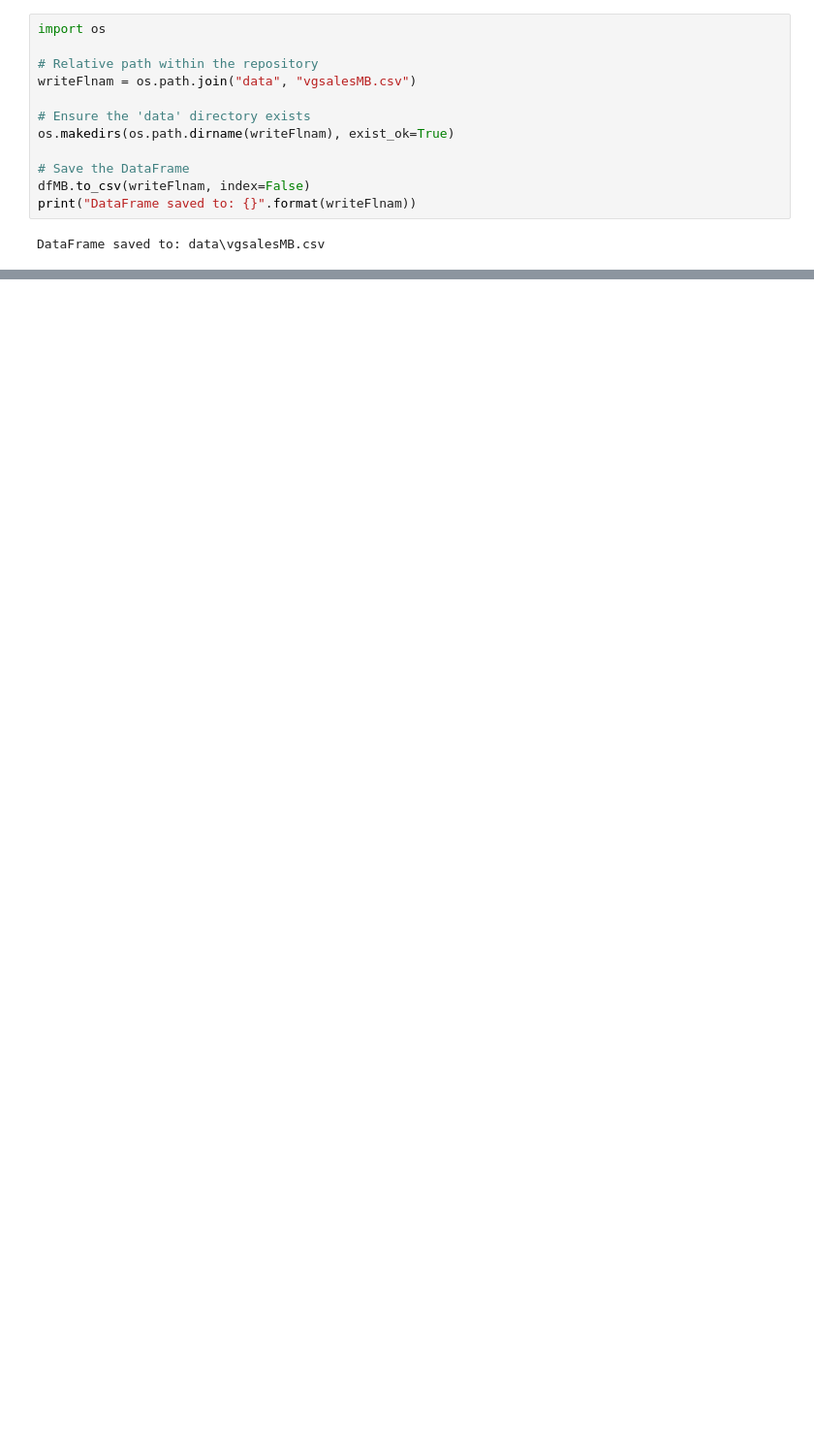
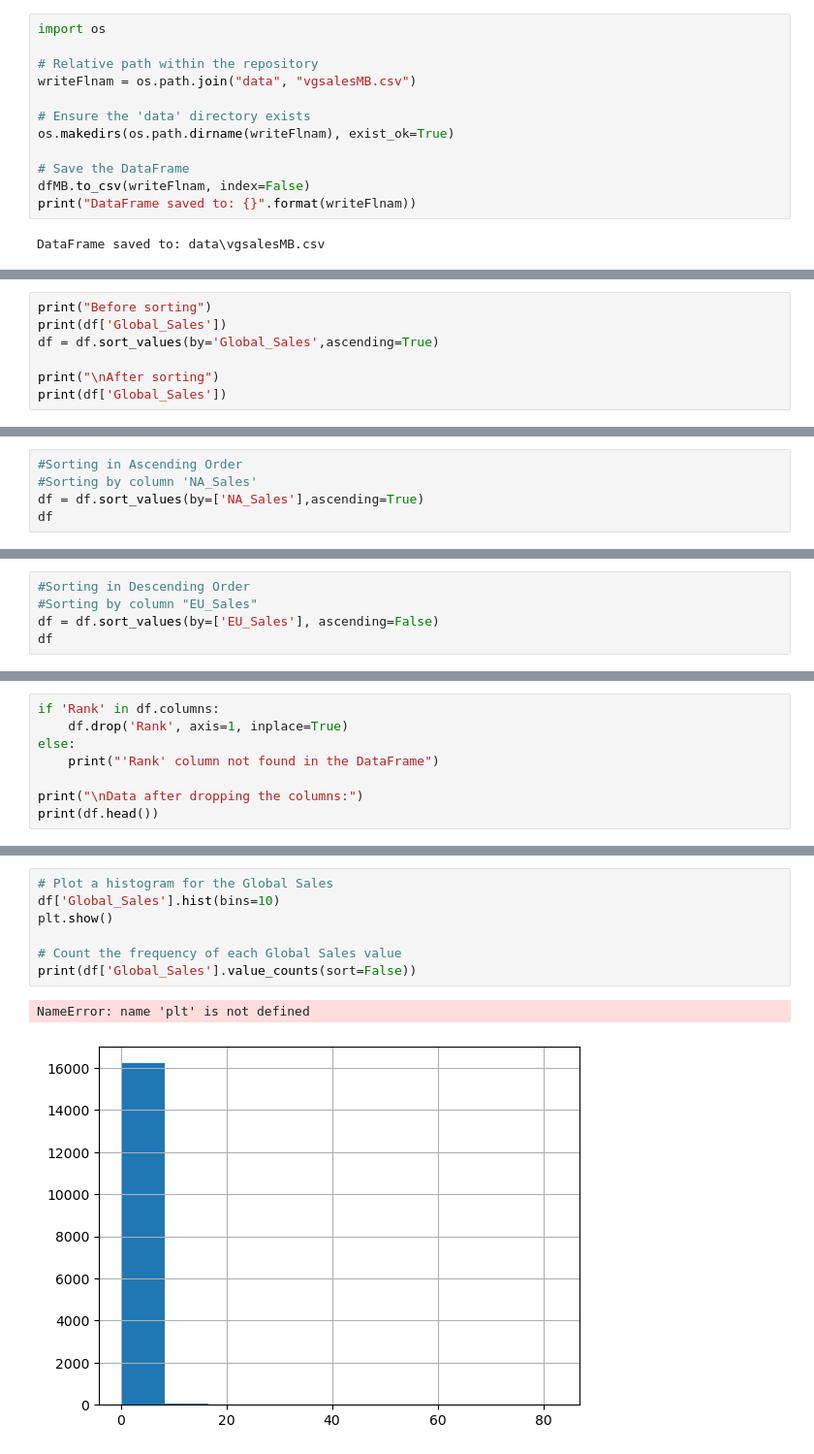
Before and after one commit to itspennyh/CSC177, a Jupyter notebook: dataPreProsUn226.ipynb, the cells around one changed output, grey strips where cells are left out. Shown: that part at 97% size. Drawn from its saved outputs; the diff is of its cells as text; blank space fills up the shorter version.

```diff
--- a/dataPreProsUn226.ipynb
+++ b/dataPreProsUn226.ipynb
@@ -253,0 +289,7 @@ DataFrame saved to: data\vgsalesMB.csv
+# %%
+print("Before sorting")
+print(df['Global_Sales'])
+df = df.sort_values(by='Global_Sales',ascending=True)
+
+print("\nAfter sorting")
+print(df['Global_Sales'])
@@ -253,0 +321,5 @@ DataFrame saved to: data\vgsalesMB.csv
+# %%
+#Sorting in Ascending Order
+#Sorting by column 'NA_Sales'
+df = df.sort_values(by=['NA_Sales'],ascending=True)
+df
@@ -253,0 +340,5 @@ DataFrame saved to: data\vgsalesMB.csv
+# %%
+#Sorting in Descending Order
+#Sorting by column "EU_Sales"
+df = df.sort_values(by=['EU_Sales'], ascending=False)
+df
@@ -253,0 +446,8 @@ DataFrame saved to: data\vgsalesMB.csv
+# %%
+if 'Rank' in df.columns:
+    df.drop('Rank', axis=1, inplace=True)
+else:
+    print("'Rank' column not found in the DataFrame")
+
+print("\nData after dropping the columns:")
+print(df.head())
@@ -253,0 +475,10 @@ DataFrame saved to: data\vgsalesMB.csv
+# %%
+# Plot a histogram for the Global Sales
+df['Global_Sales'].hist(bins=10)
+plt.show()
+
+# Count the frequency of each Global Sales value
+print(df['Global_Sales'].value_counts(sort=False))
+# %% [output]
+NameError: name 'plt' is not defined
+[figure, added]
```
Also changed, not shown: parts of 51 cells of this notebook.
